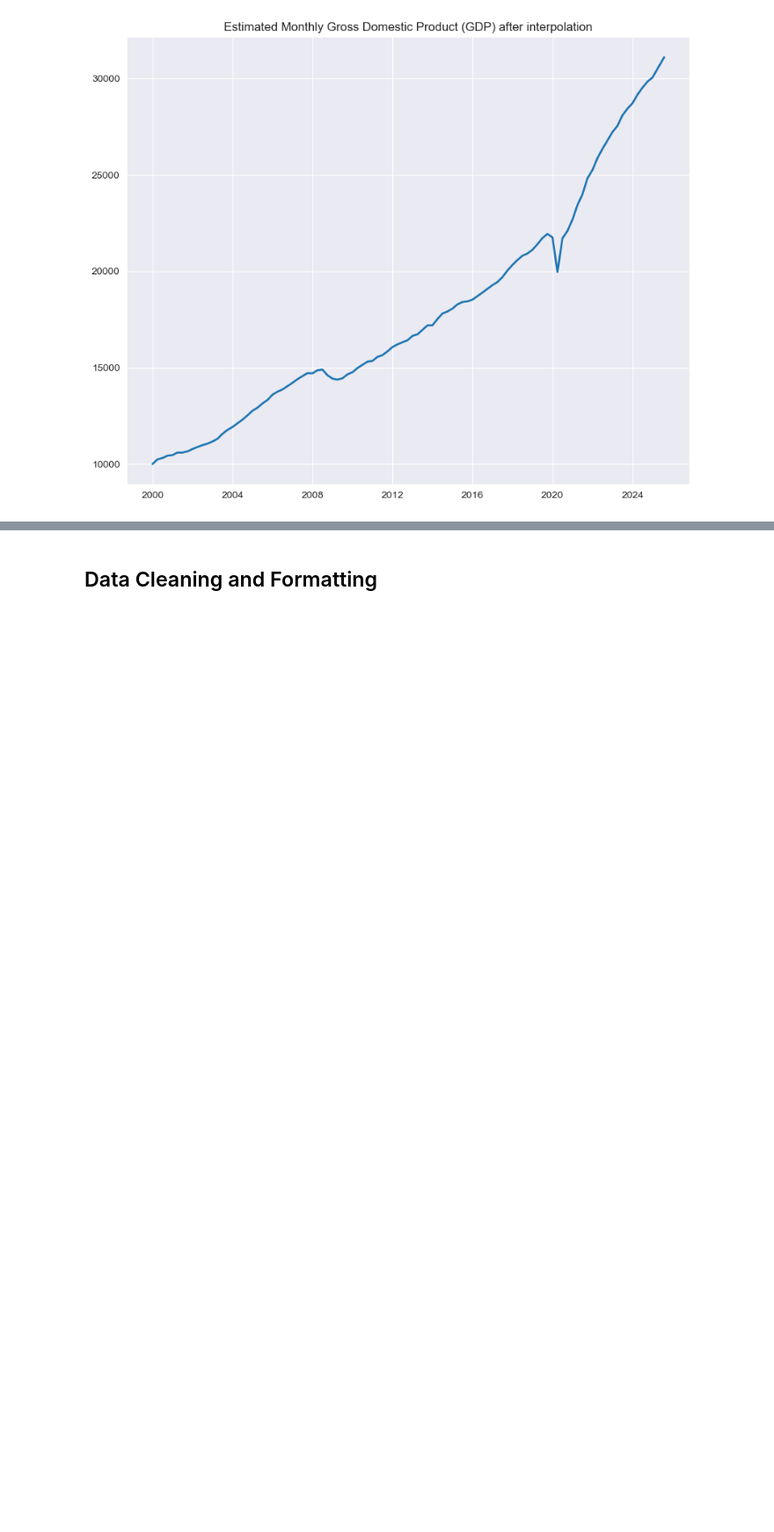
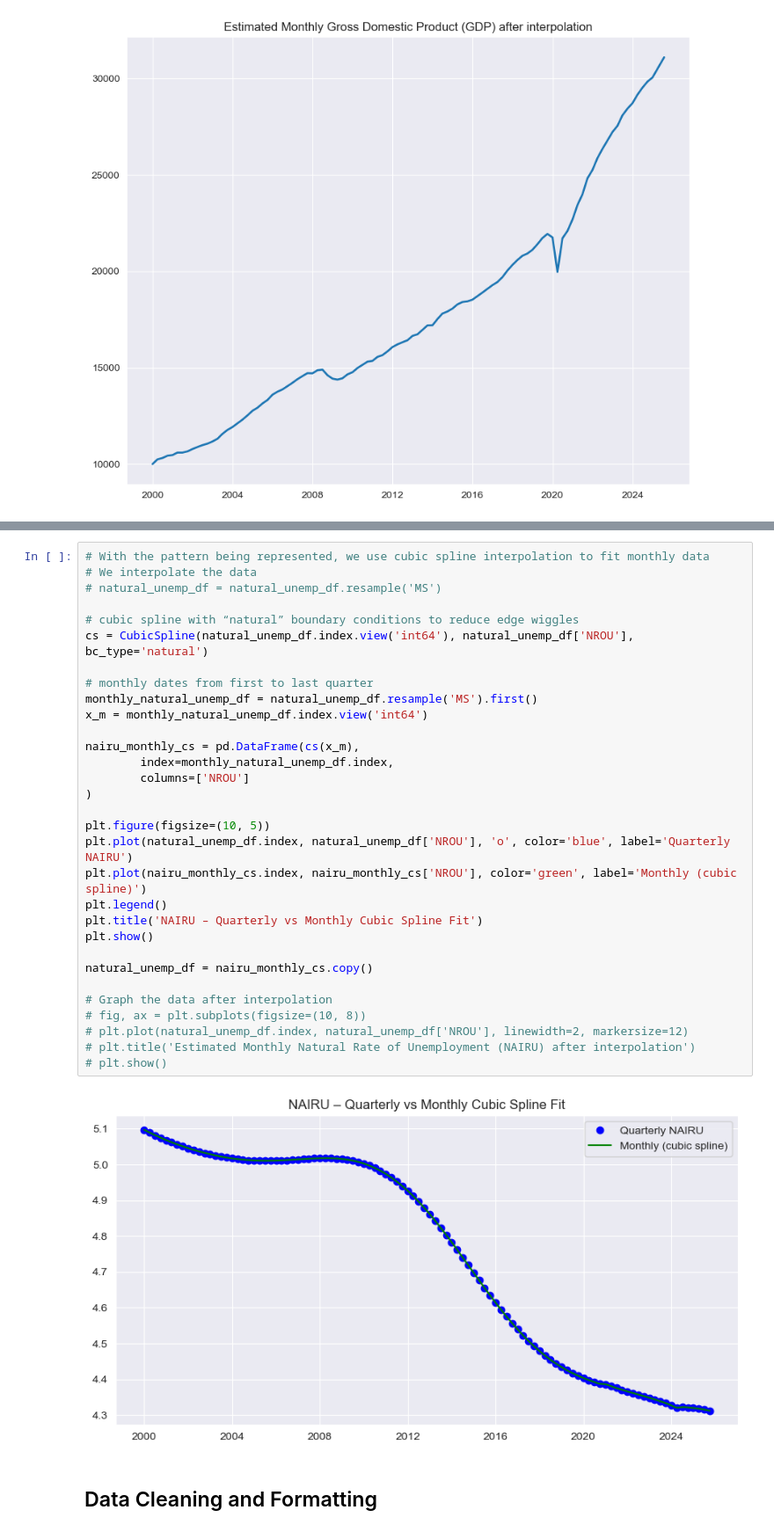
Before and after one commit to duc-huy-1802/Statistics_DRP_2025, a Jupyter notebook: stats_drp_project/stats_drp_project.ipynb, the cells around one changed output, grey strips where cells are left out. Shown at 88% size. Drawn from its saved outputs; the diff is of its cells as text; blank space fills up the shorter version.

```diff
--- a/stats_drp_project/stats_drp_project.ipynb
+++ b/stats_drp_project/stats_drp_project.ipynb
@@ -74,3 +90,36 @@ plt.show()
+# %%
+# With the pattern being represented, we use cubic spline interpolation to fit monthly data
+# We interpolate the data
+# natural_unemp_df = natural_unemp_df.resample('MS')
+
+# cubic spline with “natural” boundary conditions to reduce edge wiggles
+cs = CubicSpline(natural_unemp_df.index.view('int64'), natural_unemp_df['NROU'], bc_type='natural')
+
+# monthly dates from first to last quarter
+monthly_natural_unemp_df = natural_unemp_df.resample('MS').first()
+x_m = monthly_natural_unemp_df.index.view('int64')
+
+nairu_monthly_cs = pd.DataFrame(cs(x_m),
+        index=monthly_natural_unemp_df.index,
+        columns=['NROU']
+)
+
+plt.figure(figsize=(10, 5))
+plt.plot(natural_unemp_df.index, natural_unemp_df['NROU'], 'o', color='blue', label='Quarterly NAIRU')
+plt.plot(nairu_monthly_cs.index, nairu_monthly_cs['NROU'], color='green', label='Monthly (cubic spline)')
+plt.legend()
+plt.title('NAIRU – Quarterly vs Monthly Cubic Spline Fit')
+plt.show()
+
+natural_unemp_df = nairu_monthly_cs.copy()
+
+# Graph the data after interpolation
+# fig, ax = plt.subplots(figsize=(10, 8))
+# plt.plot(natural_unemp_df.index, natural_unemp_df['NROU'], linewidth=2, markersize=12)
+# plt.title('Estimated Monthly Natural Rate of Unemployment (NAIRU) after interpolation')
+# plt.show()
+# %% [output]
+[figure, added]
 # %% [markdown]
 ## Data Cleaning and Formatting
 # %%
```
Also changed, not shown: parts of 19 cells of this notebook, 4 other files.
